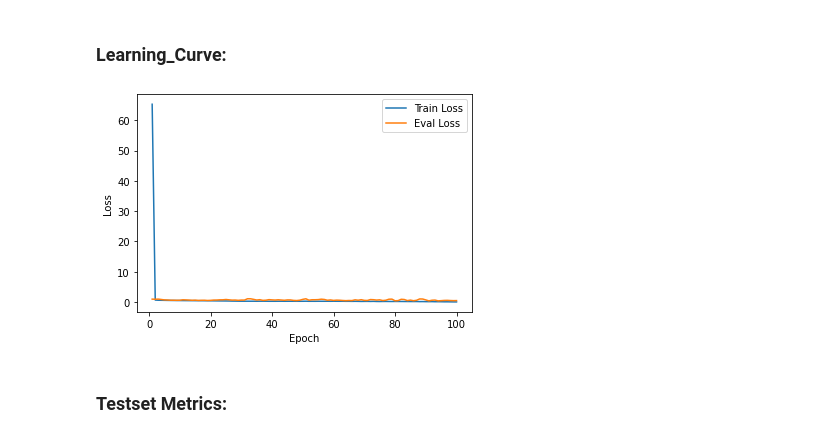
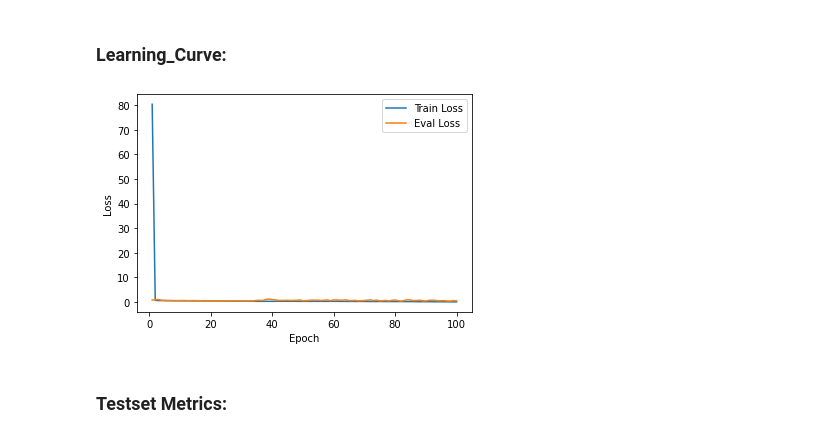
Before and after one commit to mhmdsabry/ResLM, a Jupyter notebook: scripts/main.ipynb, the cells around one changed output. Saved outputs shown, nothing was run; the diff lists cells and outputs as text; code cells hidden in the pictures.

```diff
--- a/scripts/main.ipynb
+++ b/scripts/main.ipynb
@@ -41,11 +47,11 @@ Itr=150, loss=74.30204772949219
 # %%
 import utils
 from utils import plot_learning_curve
-train_state_path = '/home/mhmd_sabry_ab/models/Bert/model_checkpoints/bert_lr3e4_warmup_std002_w06_0.6_2rnn_enabled_100epoch_train_state.json'
-saving_path = '/home/mhmd_sabry_ab/models/Bert/model_checkpoints/bert_lr3e4_warmup_std002_w06_0.6_2rnn_enabled_100epoch'
+train_state_path = '/home/mhmd_sabry_ab/models/mBert/model_checkpoints/mbert_lr3e4_warmup_std002_w06_0.6_2rnn_decayed_enabled_100epoch_train_state.json'
+saving_path = '/home/mhmd_sabry_ab/models/mBert/model_checkpoints/mbert_lr3e4_warmup_std002_w06_0.6_2rnn_decayed_enabled_100epoch'
 plot_learning_curve(train_state_path,saving_path)
 # %% [output]
-[figure, old version]
+[figure, new version]
 # %% [markdown]
 ### Testset Metrics:
 # %%
```
Also changed, not shown: parts of 4 cells of this notebook, 8 other files.
